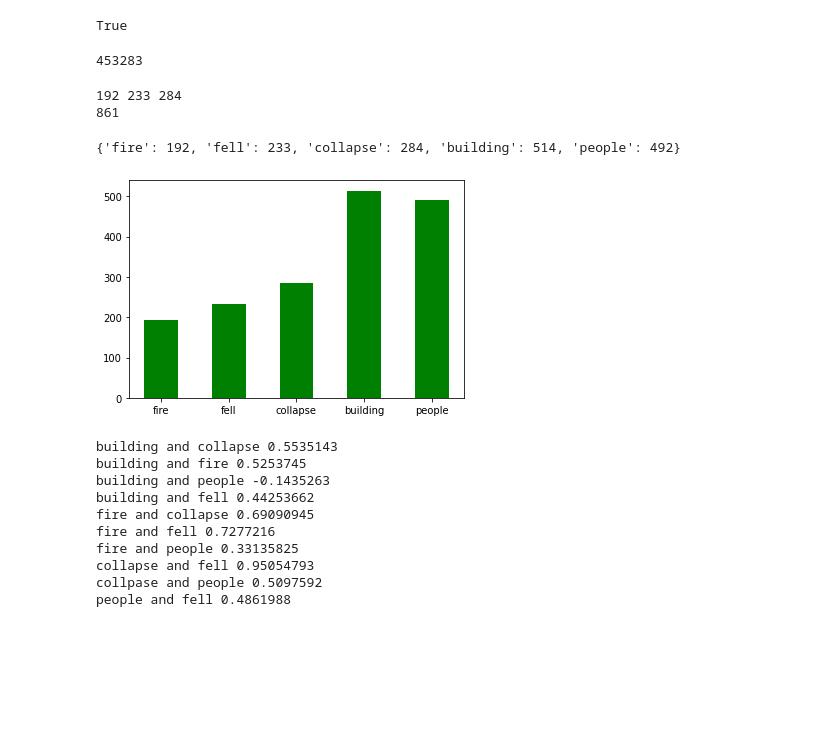
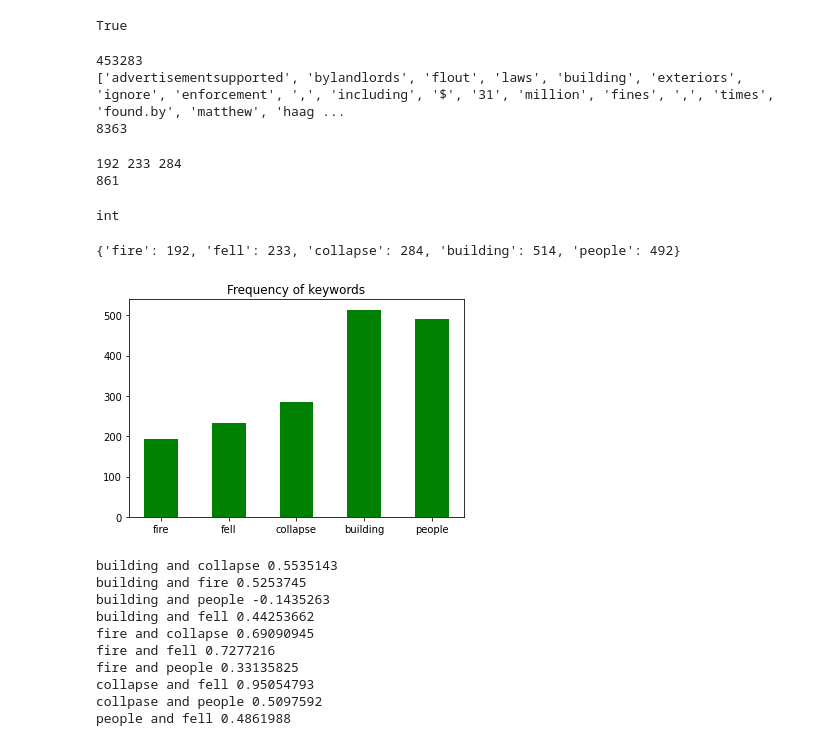
Before and after one commit to philz0918/Construction_analysis, a Jupyter notebook: NYT_data.ipynb, the cells around one changed output. Cells and saved outputs as stored; diff of their text form; code cells hidden in the pictures; blank space fills up the shorter version.

```diff
--- a/NYT_data.ipynb
+++ b/NYT_data.ipynb
@@ -214,8 +218,12 @@ for i in range(len(token_sentence)) :
 
     total_word_count += len(token_sentence[i])
 print(total_word_count)
+print(token_sentence[1])
+print(len(l_bodies[0]))
 # %% [output]
 453283
+['advertisementsupported', 'bylandlords', 'flout', 'laws', 'building', 'exteriors', 'ignore', 'enforcement', ',', 'including', '$', '31', 'million', 'fines', ',', 'times', 'found.by', 'matthew', 'haag ...
+8363
 # %%
 #frequency of five keywords
 
@@ -244,19 +252,22 @@ freq_dict['building'] = cnt_building
 freq_dict['people'] = cnt_people
 print(cnt_fire, cnt_fall, cnt_collapse)
 print(len(token_sentence))
+type(cnt_people)
 # %% [output]
 192 233 284
 861
+int
 # %%
 #frequency histogram of five keywords
 
 import matplotlib.pyplot as plt
 print(freq_dict)
 plt.bar(list(freq_dict.keys()),freq_dict.values(),width = 0.5, color ='g')
-plt.savefig('frequency_keyword.png')
+plt.title("Frequency of keywords")
+plt.savefig('frequency_keyword.pdf')
 # %% [output]
 {'fire': 192, 'fell': 233, 'collapse': 284, 'building': 514, 'people': 492}
-[figure, old version]
+[figure, new version]
 # %%
 #start word2vec
 
```
Also changed, not shown: parts of 11 cells of this notebook, 31 other files.
